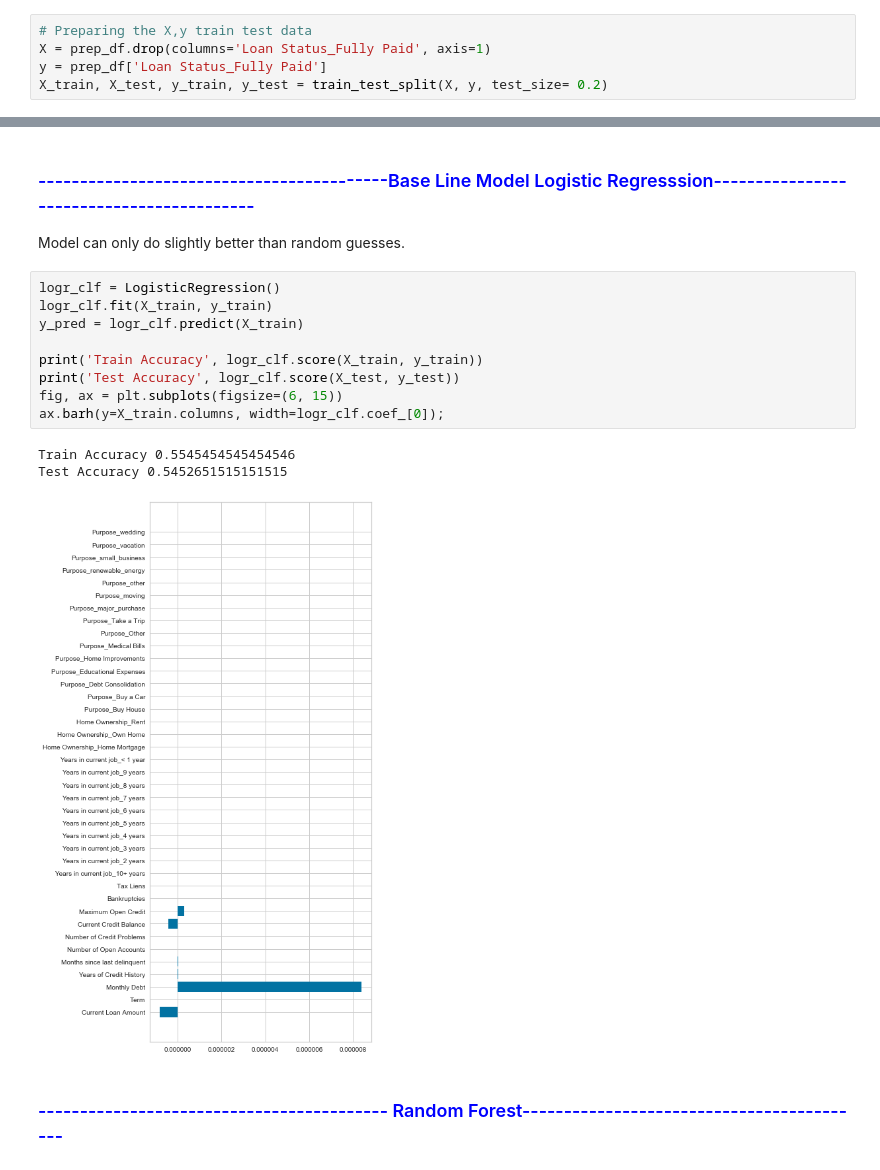
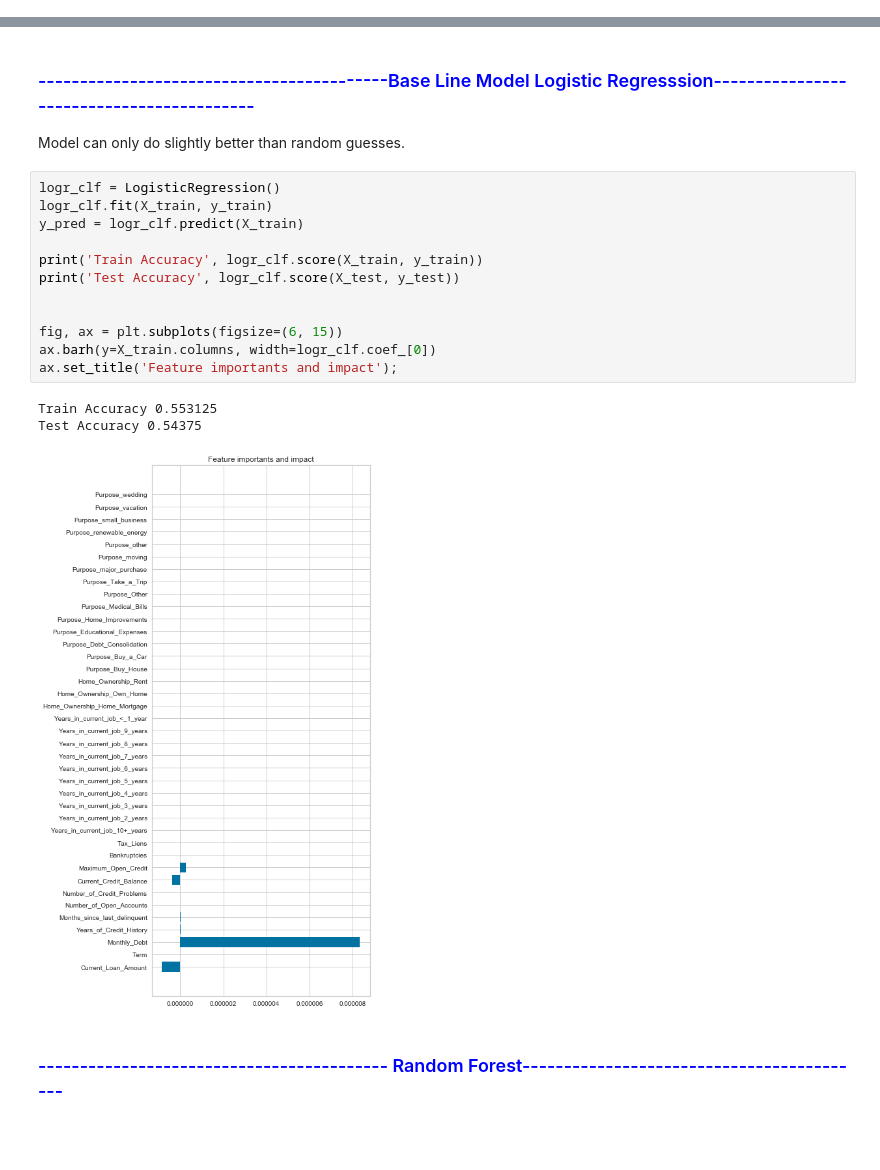
Before and after one commit to LaurentStar/Bank-Loans, a Jupyter notebook: master.ipynb, the cells around one changed output, grey strips where cells are left out. Cells and saved outputs as stored; diff of their text form; blank space fills up the shorter version.

```diff
--- a/master.ipynb
+++ b/master.ipynb
@@ -97,5 +60,0 @@ prep_df = pd.concat([majority_df, minority_df])
-# %%
-# Preparing the X,y train test data
-X = prep_df.drop(columns='Loan Status_Fully Paid', axis=1)
-y = prep_df['Loan Status_Fully Paid']
-X_train, X_test, y_train, y_test = train_test_split(X, y, test_size= 0.2)
@@ -108,16 +69,19 @@ Model can only do slightly better than random guesses.
 # %%
 logr_clf = LogisticRegression()
 logr_clf.fit(X_train, y_train)
 y_pred = logr_clf.predict(X_train)
 
 print('Train Accuracy', logr_clf.score(X_train, y_train))
 print('Test Accuracy', logr_clf.score(X_test, y_test))
+
+
 fig, ax = plt.subplots(figsize=(6, 15))
-ax.barh(y=X_train.columns, width=logr_clf.coef_[0]);
+ax.barh(y=X_train.columns, width=logr_clf.coef_[0])
+ax.set_title('Feature importants and impact');
 # %% [output]
-Train Accuracy 0.5545454545454546
-Test Accuracy 0.5452651515151515
+Train Accuracy 0.553125
+Test Accuracy 0.54375
-[figure, old version]
+[figure, new version]
 # %% [markdown]
 ### <span style="color:blue">------------------------------------------ Random Forest------------------------------------------</span>
 # %%
```
Also changed, not shown: parts of 25 cells of this notebook, 2 other files.
